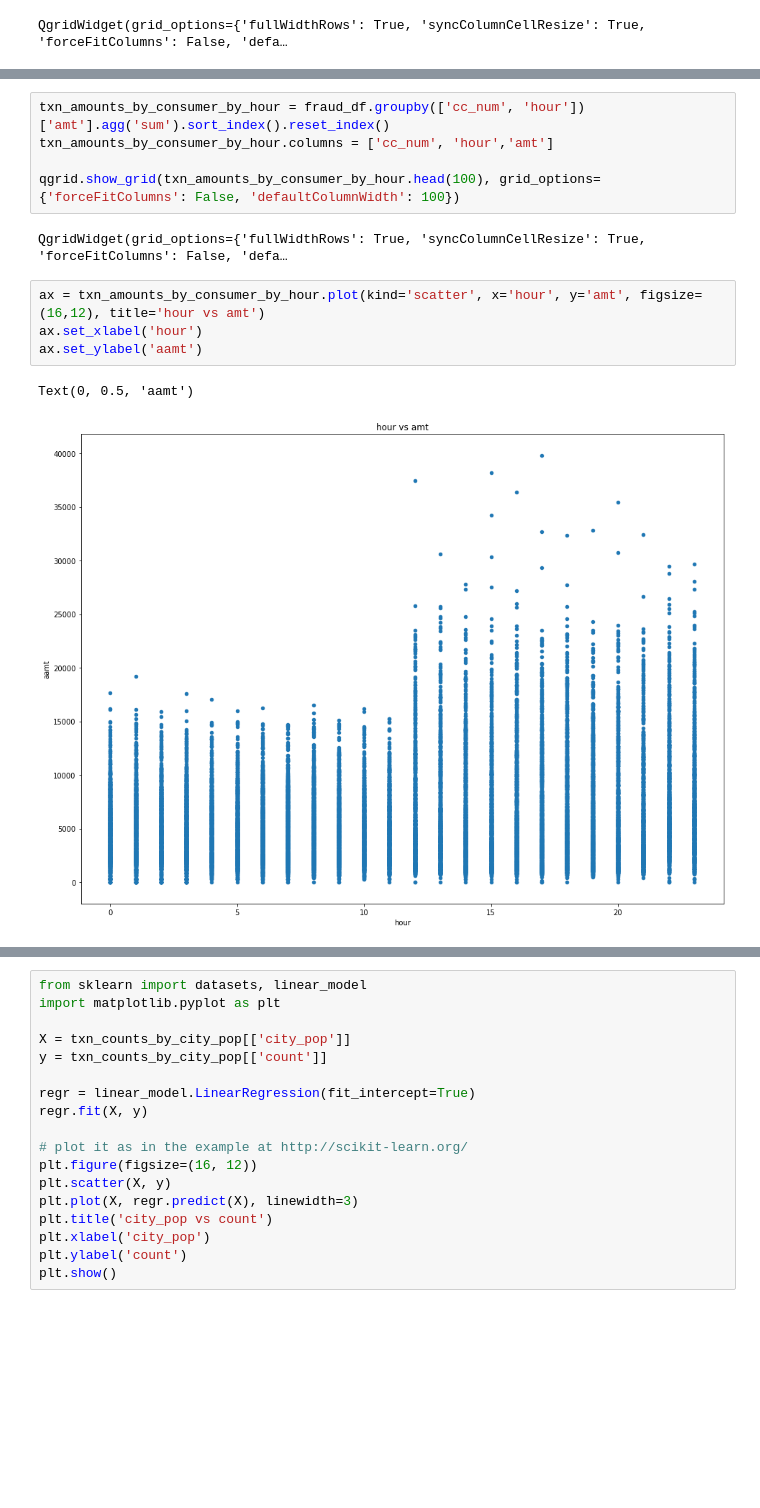
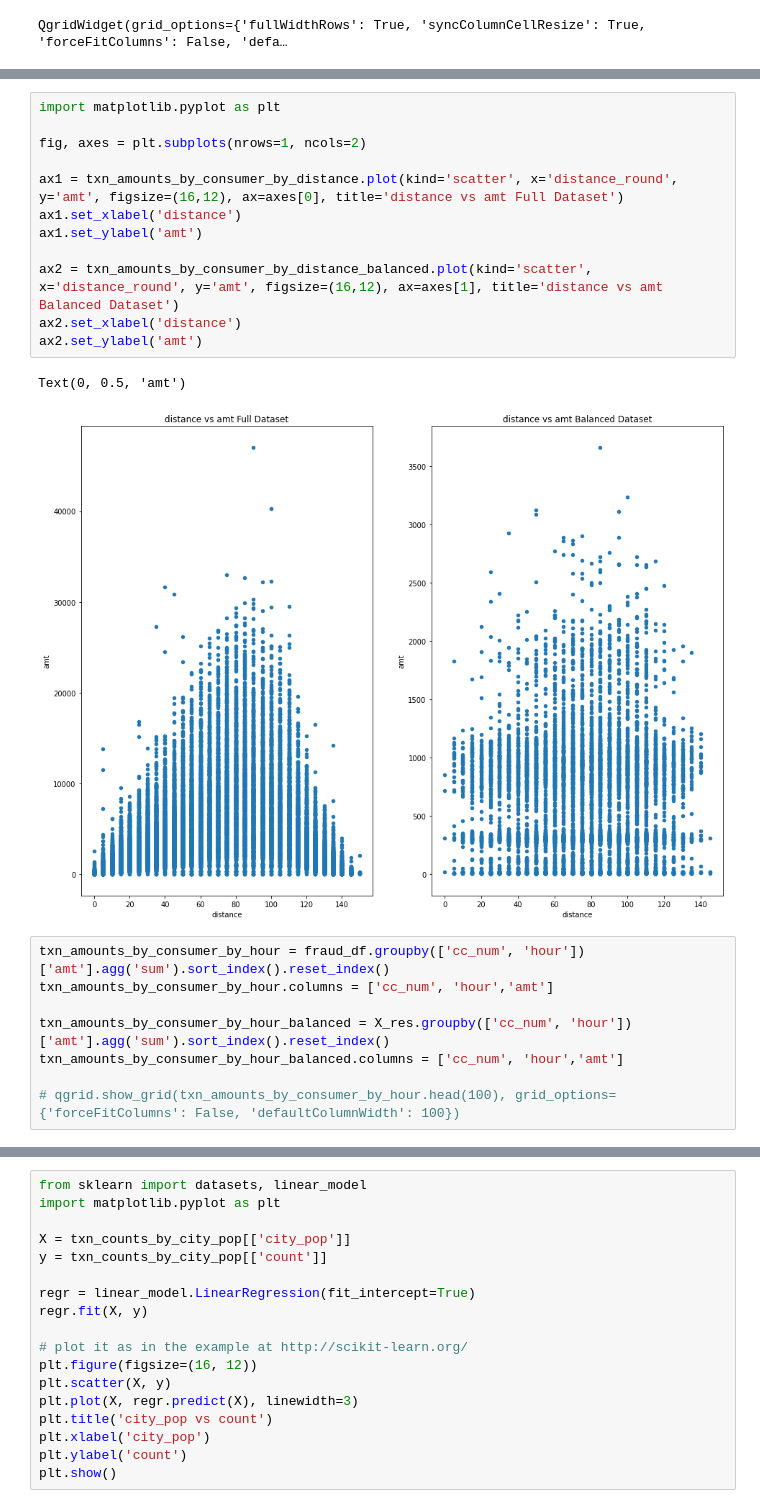
Before and after one commit to cwperks/eai6000_group5, a Jupyter notebook: week2/cperkins_week2_eda.ipynb, the cells around one changed output, grey strips where cells are left out. Cells and saved outputs as stored; diff of their text form; blank space fills up the shorter version.

```diff
--- a/week2/cperkins_week2_eda.ipynb
+++ b/week2/cperkins_week2_eda.ipynb
@@ -141,14 +230,23 @@ Text(0, 0.5, 'amt')
+# %%
+import matplotlib.pyplot as plt
+
+fig, axes = plt.subplots(nrows=1, ncols=2)
+
+ax1 = txn_amounts_by_consumer_by_distance.plot(kind='scatter', x='distance_round', y='amt', figsize=(16,12), ax=axes[0], title='distance vs amt Full Dataset')
+ax1.set_xlabel('distance')
+ax1.set_ylabel('amt')
+
+ax2 = txn_amounts_by_consumer_by_distance_balanced.plot(kind='scatter', x='distance_round', y='amt', figsize=(16,12), ax=axes[1], title='distance vs amt Balanced Dataset')
+ax2.set_xlabel('distance')
+ax2.set_ylabel('amt')
+# %% [output]
+Text(0, 0.5, 'amt')
+[figure, added]
 # %%
 txn_amounts_by_consumer_by_hour = fraud_df.groupby(['cc_num', 'hour'])['amt'].agg('sum').sort_index().reset_index()
 txn_amounts_by_consumer_by_hour.columns = ['cc_num', 'hour','amt']
 
-qgrid.show_grid(txn_amounts_by_consumer_by_hour.head(100), grid_options={'forceFitColumns': False, 'defaultColumnWidth': 100})
+txn_amounts_by_consumer_by_hour_balanced = X_res.groupby(['cc_num', 'hour'])['amt'].agg('sum').sort_index().reset_index()
+txn_amounts_by_consumer_by_hour_balanced.columns = ['cc_num', 'hour','amt']
+
+# qgrid.show_grid(txn_amounts_by_consumer_by_hour.head(100), grid_options={'forceFitColumns': False, 'defaultColumnWidth': 100})
-# %% [output]
-QgridWidget(grid_options={'fullWidthRows': True, 'syncColumnCellResize': True, 'forceFitColumns': False, 'defa…
-# %%
-ax = txn_amounts_by_consumer_by_hour.plot(kind='scatter', x='hour', y='amt', figsize=(16,12), title='hour vs amt')
-ax.set_xlabel('hour')
-ax.set_ylabel('aamt')
-# %% [output]
-Text(0, 0.5, 'aamt')
-[figure, removed]
```
Also changed, not shown: parts of 31 cells of this notebook, 1 other file.
